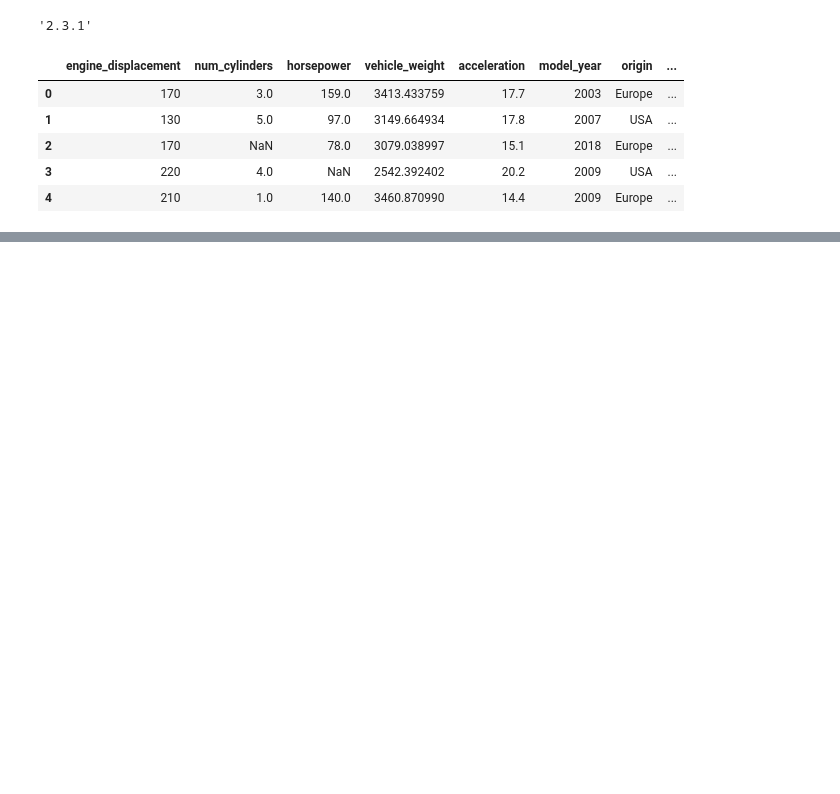
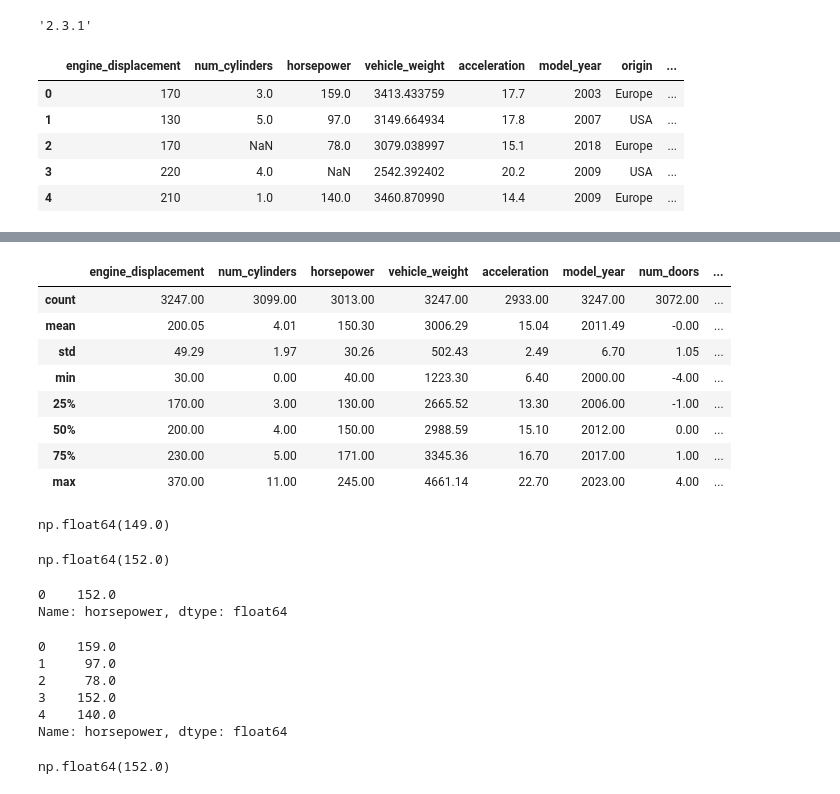
Before and after one commit to aliaksandra-babova/ML-zoomcamp-homework, a Jupyter notebook: 01-intro/homework.ipynb, the cells around one changed output, grey strips where cells are left out. Cells and saved outputs as stored; diff of their text form; code cells hidden in the pictures; blank space fills up the shorter version.

```diff
--- a/01-intro/homework.ipynb
+++ b/01-intro/homework.ipynb
@@ -17,0 +23,3 @@ df.head()
+# %%
+df['fuel_type'] = df['fuel_type'].str.replace(' ', '_').str.lower()
+df.head()
@@ -17,0 +63,3 @@ df.head()
+# %%
+df['origin'] = df['origin'].str.replace(' ', '_').str.lower()
+df.head()
@@ -17,0 +73,5 @@ df.head()
+# %%
+df_asia = df[
+    df['origin'] == 'asia'
+]
+df_asia.head()
@@ -17,0 +85,41 @@ df.head()
+# %%
+df_asia.describe().round(2)
+# %% [output]
+|  | engine_displacement | num_cylinders | horsepower | vehicle_weight | acceleration | model_year | num_doors | ... |
+| count | 3247.00 | 3099.00 | 3013.00 | 3247.00 | 2933.00 | 3247.00 | 3072.00 | ... |
+| mean | 200.05 | 4.01 | 150.30 | 3006.29 | 15.04 | 2011.49 | -0.00 | ... |
+| std | 49.29 | 1.97 | 30.26 | 502.43 | 2.49 | 6.70 | 1.05 | ... |
+| min | 30.00 | 0.00 | 40.00 | 1223.30 | 6.40 | 2000.00 | -4.00 | ... |
+| 25% | 170.00 | 3.00 | 130.00 | 2665.52 | 13.30 | 2006.00 | -1.00 | ... |
+| 50% | 200.00 | 4.00 | 150.00 | 2988.59 | 15.10 | 2012.00 | 0.00 | ... |
+| 75% | 230.00 | 5.00 | 171.00 | 3345.36 | 16.70 | 2017.00 | 1.00 | ... |
+| max | 370.00 | 11.00 | 245.00 | 4661.14 | 22.70 | 2023.00 | 4.00 | ... |
+# %%
+df['horsepower'].median().round(2)
+# %% [output]
+np.float64(149.0)
+# %%
+most_frequent_horsepower = df['horsepower'].value_counts().index[0]
+most_frequent_horsepower
+# %% [output]
+np.float64(152.0)
+# %%
+single_most_frequent = df['horsepower'].mode()
+single_most_frequent
+# %% [output]
+0    152.0
+Name: horsepower, dtype: float64
+# %%
+df_q6 = df['horsepower'].fillna(152.0)
+df_q6.head()
+# %% [output]
+0    159.0
+1     97.0
+2     78.0
+3    152.0
+4    140.0
+Name: horsepower, dtype: float64
+# %%
+df_q6.median().round(2)
+# %% [output]
+np.float64(152.0)
```
Also changed, not shown: parts of 17 cells of this notebook.
